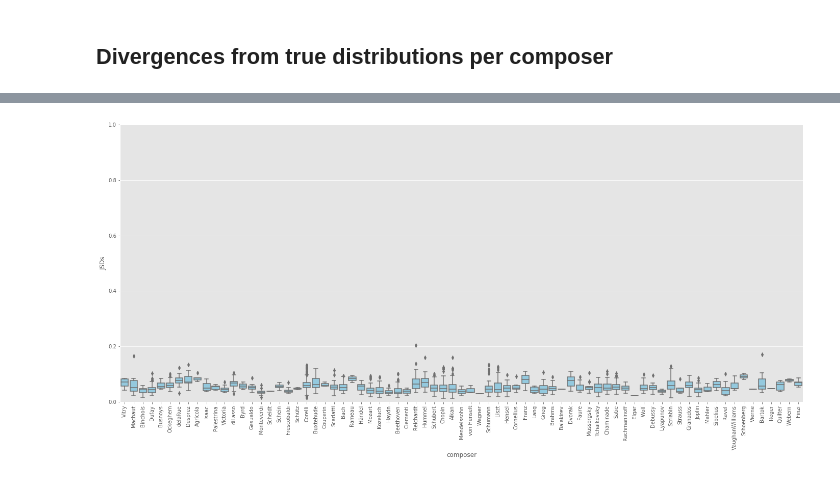
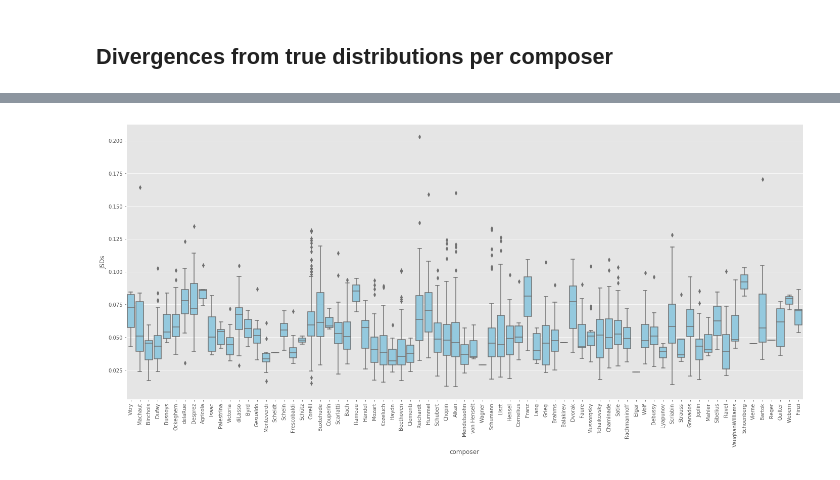
Before and after one commit to DCMLab/tonal-diffusion-model, a Jupyter notebook: analysis.ipynb, the cells around one changed output, grey strips where cells are left out. Cells and saved outputs as stored; diff of their text form; code cells hidden in the pictures.

Commit message:
save figures

```diff
--- a/analysis.ipynb
+++ b/analysis.ipynb
@@ -51,13 +108,14 @@ for i, l in zip(range(7,12), intervals):
 # %%
 fig, ax = plt.subplots(figsize=(24,10))
 
 sns.boxplot(
     x="composer",
     y="JSDs",
     color='skyblue',
     data=df, ax=ax)
 
 ax.set_xticklabels(ax.get_xticklabels(),rotation=90)
-plt.ylim(0,1);
+# plt.ylim(0,1)
+plt.show()
 # %% [output]
-[figure, old version]
+[figure, new version]
```
Also changed, not shown: parts of 13 cells of this notebook, 4 other files.
